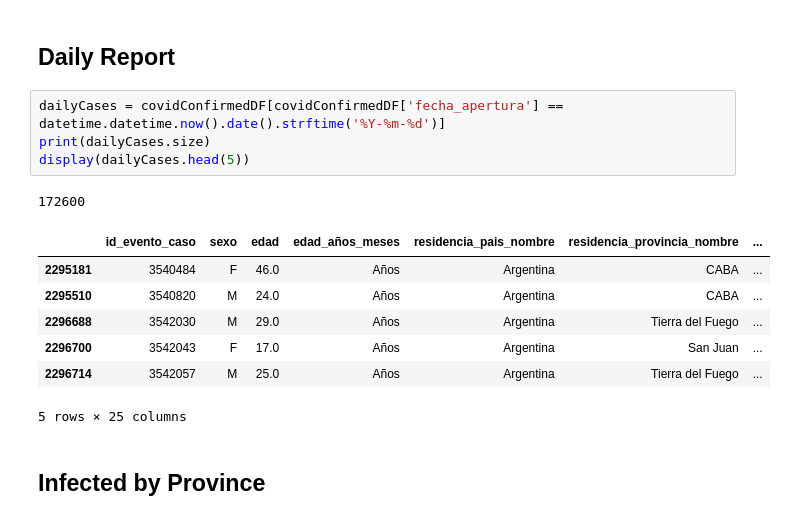
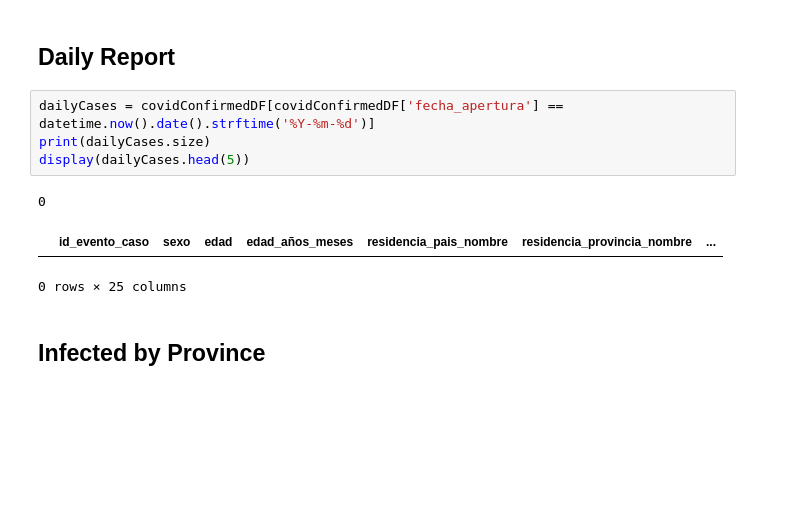
Before and after one commit to federicoarrua/covid_analysis_jupyter, a Jupyter notebook: covid/covid_notebook.ipynb, the cells around one changed output. Cells and saved outputs as stored; diff of their text form; blank space fills up the shorter version.

```diff
--- a/covid/covid_notebook.ipynb
+++ b/covid/covid_notebook.ipynb
@@ -27,18 +27,13 @@ covidDeathsDF = covidDF[covidDF['fallecido'] == 'SI']
 # %% [markdown]
 ## Daily Report
 # %%
-dailyCases = covidConfirmedDF[covidConfirmedDF['fecha_apertura'] == datetime.datetime.now().date().strftime('%Y-%m-%d')]
+dailyCases = covidConfirmedDF[covidConfirmedDF['fecha_apertura'] == datetime.now().date().strftime('%Y-%m-%d')]
 print(dailyCases.size)
 display(dailyCases.head(5))
 # %% [output]
-172600
+0
 |  | id_evento_caso | sexo | edad | edad_años_meses | residencia_pais_nombre | residencia_provincia_nombre | ... |
-| 2295181 | 3540484 | F | 46.0 | Años | Argentina | CABA | ... |
-| 2295510 | 3540820 | M | 24.0 | Años | Argentina | CABA | ... |
-| 2296688 | 3542030 | M | 29.0 | Años | Argentina | Tierra del Fuego | ... |
-| 2296700 | 3542043 | F | 17.0 | Años | Argentina | San Juan | ... |
-| 2296714 | 3542057 | M | 25.0 | Años | Argentina | Tierra del Fuego | ... |
-5 rows × 25 columns
+0 rows × 25 columns
 # %% [markdown]
 ## Infected by Province
 # %%
```
Also changed, not shown: parts of 4 cells of this notebook.
